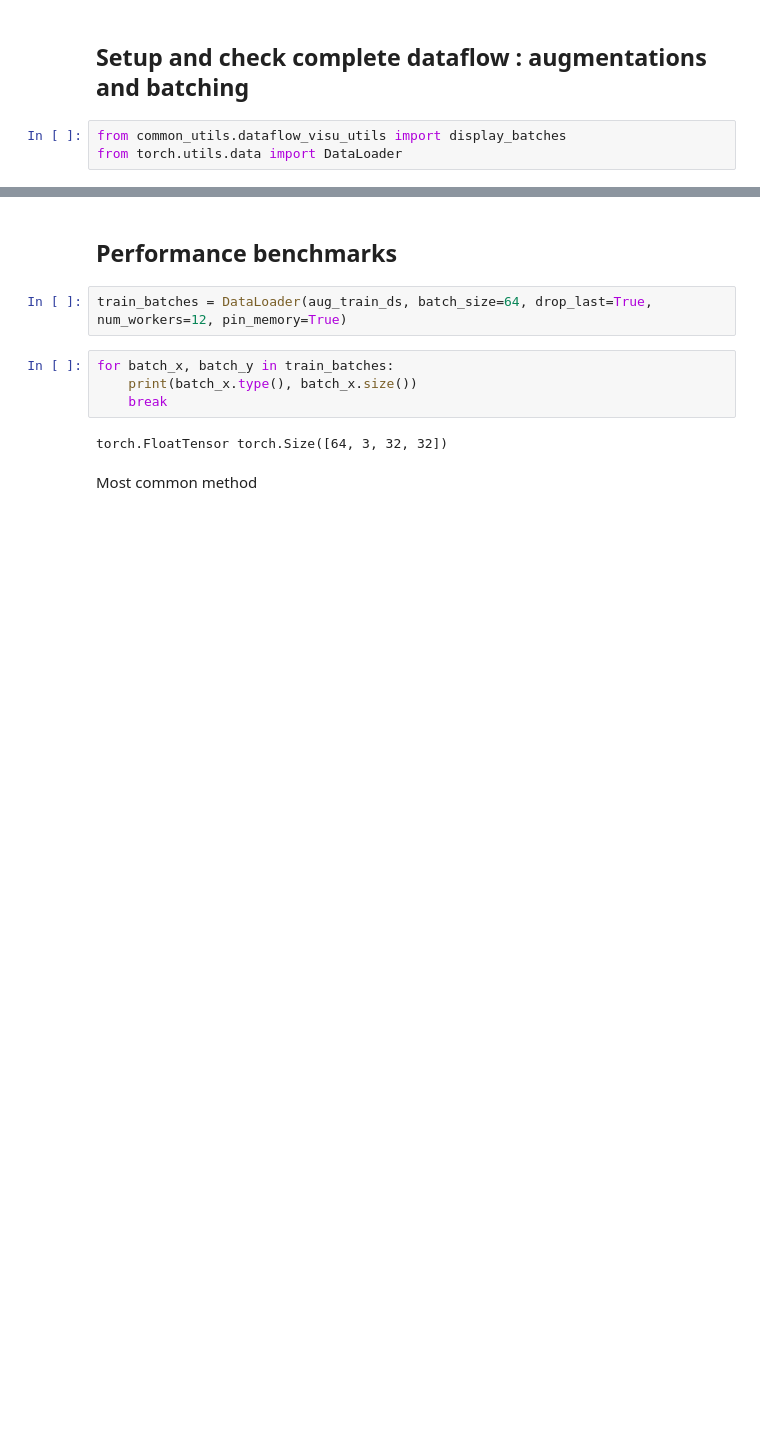
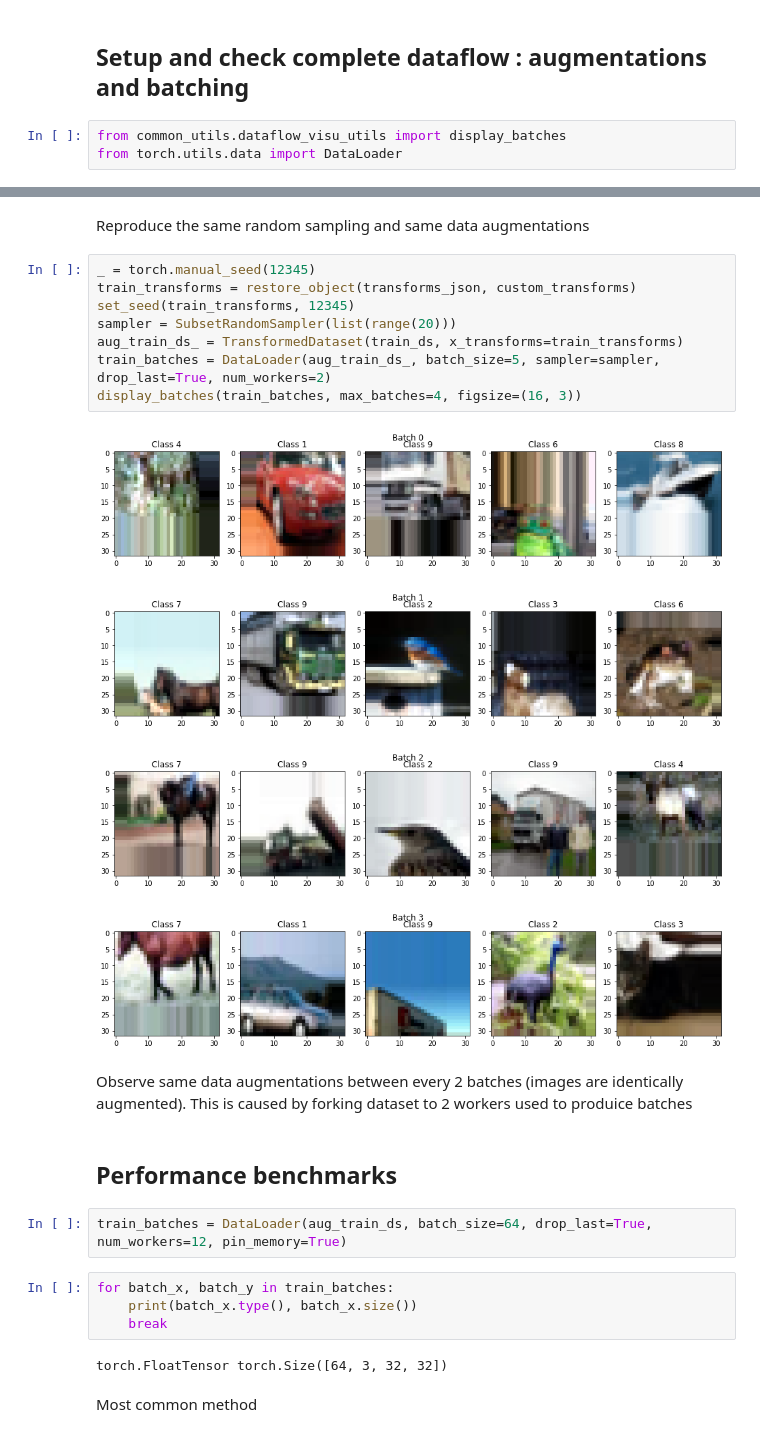
Before and after one commit to vfdev-5/pytorch-my_examples, a Jupyter notebook: Basics/check_dataflow.ipynb, the cells around one changed output, grey strips where cells are left out. Drawn from its saved outputs; the diff is of its cells as text; blank space fills up the shorter version.

```diff
--- a/Basics/check_dataflow.ipynb
+++ b/Basics/check_dataflow.ipynb
@@ -112,3 +149,20 @@ display_batches(train_batches, max_batches=3)
+# %% [markdown]
+Reproduce the same random sampling and same data augmentations
+# %%
+_ = torch.manual_seed(12345)
+train_transforms = restore_object(transforms_json, custom_transforms)
+set_seed(train_transforms, 12345)
+sampler = SubsetRandomSampler(list(range(20)))
+aug_train_ds_ = TransformedDataset(train_ds, x_transforms=train_transforms)
+train_batches = DataLoader(aug_train_ds_, batch_size=5, sampler=sampler, drop_last=True, num_workers=2)
+display_batches(train_batches, max_batches=4, figsize=(16, 3))
+# %% [output]
+[figure, added]
+[figure, added]
+[figure, added]
+[figure, added]
+# %% [markdown]
+Observe same data augmentations between every 2 batches (images are identically augmented). This is caused by forking dataset to 2 workers used to produice batches
 # %% [markdown]
 ## Performance benchmarks
 # %%
```
Also changed, not shown: parts of 11 cells of this notebook, 7 other files.
